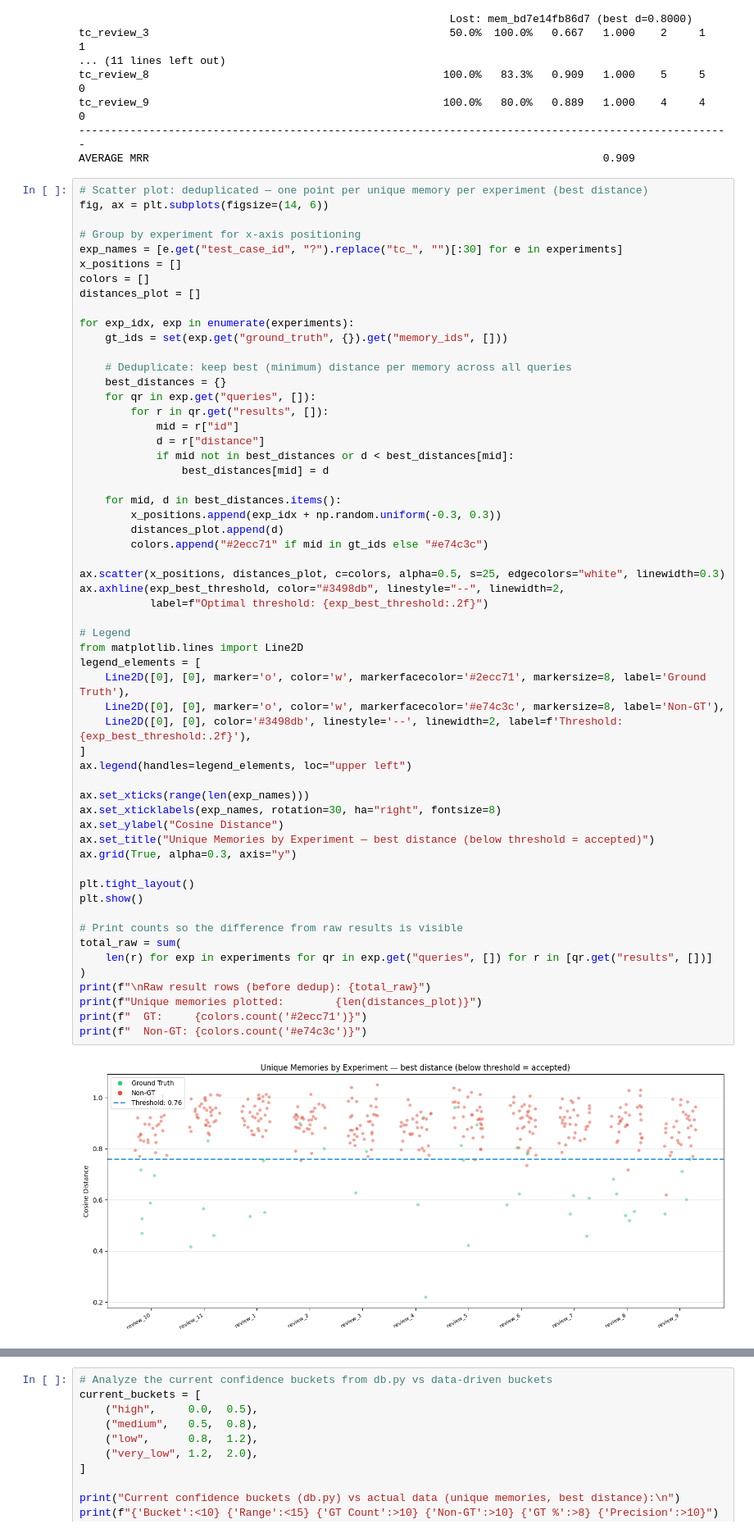
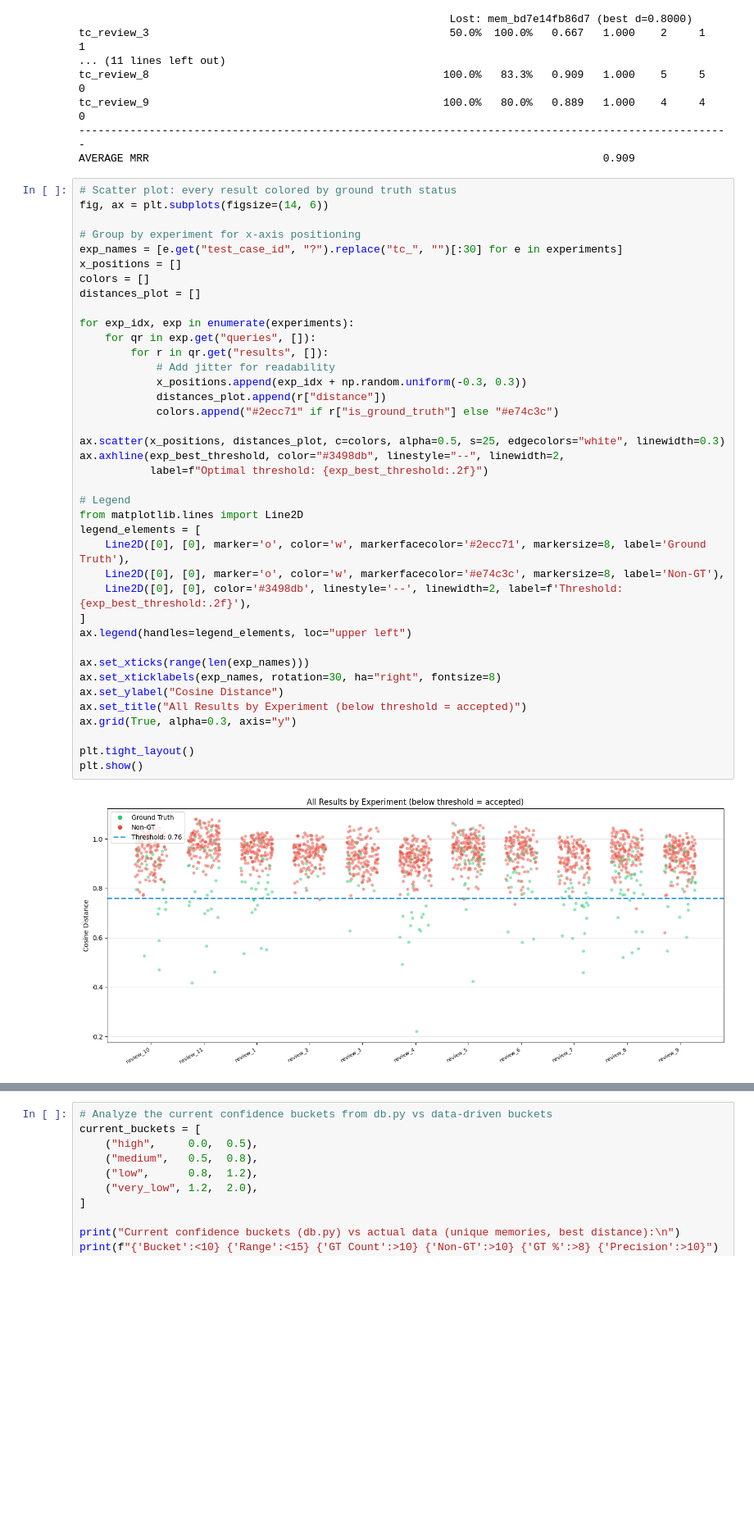
Before and after one commit to KamilMarzynski/crm-memory-retrieval-research, a Jupyter notebook: notebooks/phase1_threshold_analysis.ipynb, the cells around one changed output, grey strips where cells are left out. Shown at 82% size. Cells and saved outputs as stored; diff of their text form; blank space fills up the shorter version.

```diff
--- a/notebooks/phase1_threshold_analysis.ipynb
+++ b/notebooks/phase1_threshold_analysis.ipynb
@@ -364,61 +364,43 @@ tc_review_9                                              100.0%   80.0%   0.889
 ------------------------------------------------------------------------------------------------------
 AVERAGE MRR                                                                       0.909
 # %%
-# Scatter plot: deduplicated — one point per unique memory per experiment (best distance)
+# Scatter plot: every result colored by ground truth status
 fig, ax = plt.subplots(figsize=(14, 6))
 
 # Group by experiment for x-axis positioning
 exp_names = [e.get("test_case_id", "?").replace("tc_", "")[:30] for e in experiments]
 x_positions = []
 colors = []
 distances_plot = []
 
 for exp_idx, exp in enumerate(experiments):
-    gt_ids = set(exp.get("ground_truth", {}).get("memory_ids", []))
-
-    # Deduplicate: keep best (minimum) distance per memory across all queries
-    best_distances = {}
     for qr in exp.get("queries", []):
         for r in qr.get("results", []):
-            mid = r["id"]
-            d = r["distance"]
-            if mid not in best_distances or d < best_distances[mid]:
-                best_distances[mid] = d
-
-    for mid, d in best_distances.items():
-        x_positions.append(exp_idx + np.random.uniform(-0.3, 0.3))
-        distances_plot.append(d)
-        colors.append("#2ecc71" if mid in gt_ids else "#e74c3c")
+            # Add jitter for readability
+            x_positions.append(exp_idx + np.random.uniform(-0.3, 0.3))
+            distances_plot.append(r["distance"])
+            colors.append("#2ecc71" if r["is_ground_truth"] else "#e74c3c")
 
 ax.scatter(x_positions, distances_plot, c=colors, alpha=0.5, s=25, edgecolors="white", linewidth=0.3)
 ax.axhline(exp_best_threshold, color="#3498db", linestyle="--", linewidth=2,
            label=f"Optimal threshold: {exp_best_threshold:.2f}")
 
 # Legend
 from matplotlib.lines import Line2D
 legend_elements = [
     Line2D([0], [0], marker='o', color='w', markerfacecolor='#2ecc71', markersize=8, label='Ground Truth'),
     Line2D([0], [0], marker='o', color='w', markerfacecolor='#e74c3c', markersize=8, label='Non-GT'),
     Line2D([0], [0], color='#3498db', linestyle='--', linewidth=2, label=f'Threshold: {exp_best_threshold:.2f}'),
 ]
 ax.legend(handles=legend_elements, loc="upper left")
 
 ax.set_xticks(range(len(exp_names)))
 ax.set_xticklabels(exp_names, rotation=30, ha="right", fontsize=8)
 ax.set_ylabel("Cosine Distance")
-ax.set_title("Unique Memories by Experiment — best distance (below threshold = accepted)")
+ax.set_title("All Results by Experiment (below threshold = accepted)")
 ax.grid(True, alpha=0.3, axis="y")
 
 plt.tight_layout()
 plt.show()
-
-# Print counts so the difference from raw results is visible
-total_raw = sum(
-    len(r) for exp in experiments for qr in exp.get("queries", []) for r in [qr.get("results", [])]
-)
-print(f"\nRaw result rows (before dedup): {total_raw}")
-print(f"Unique memories plotted:        {len(distances_plot)}")
-print(f"  GT:     {colors.count('#2ecc71')}")
-print(f"  Non-GT: {colors.count('#e74c3c')}")
 # %% [output]
-[figure, old version]
+[figure, new version]
```
Also changed, not shown: parts of 2 cells of this notebook, 1 other file.
